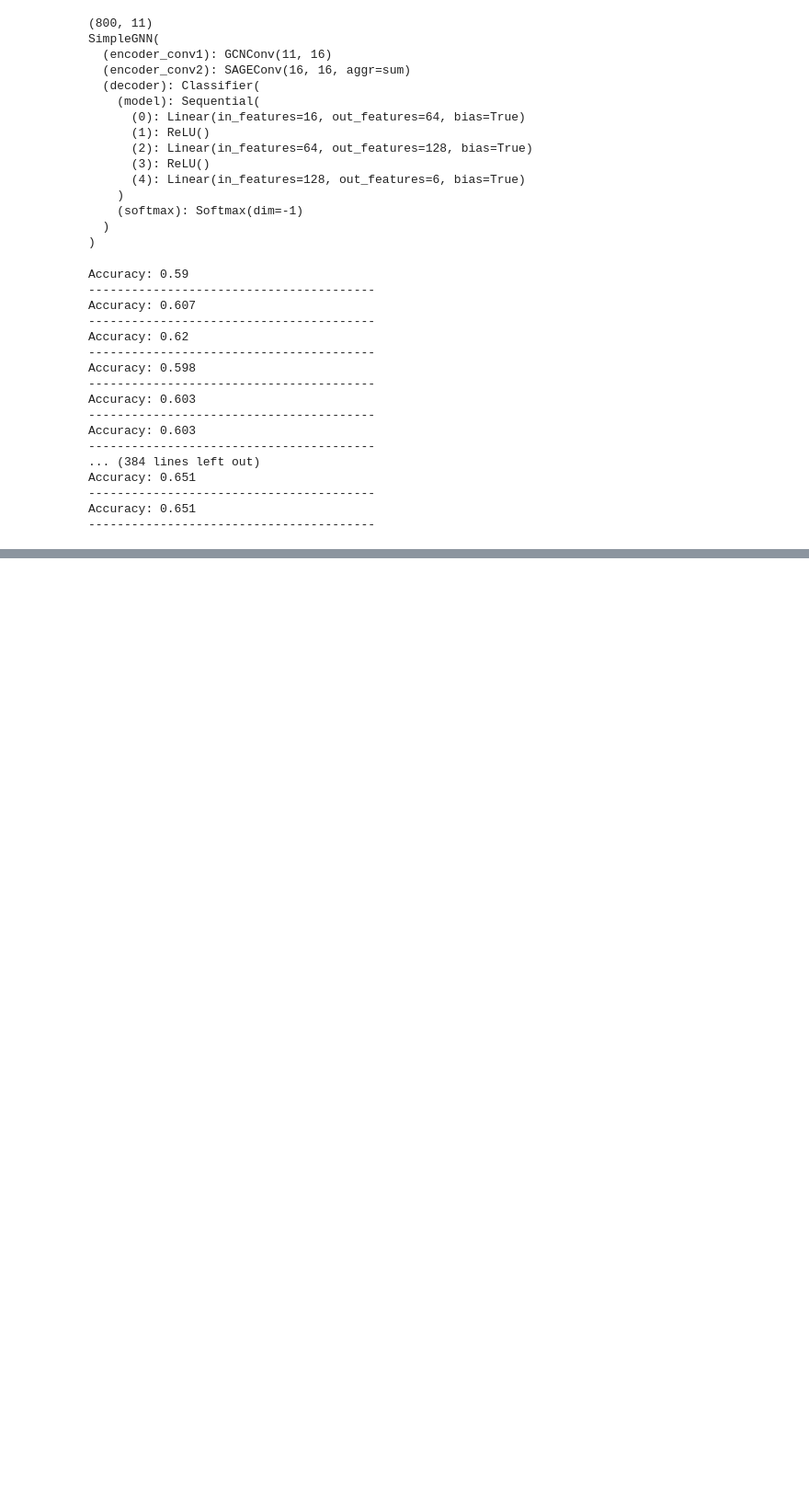
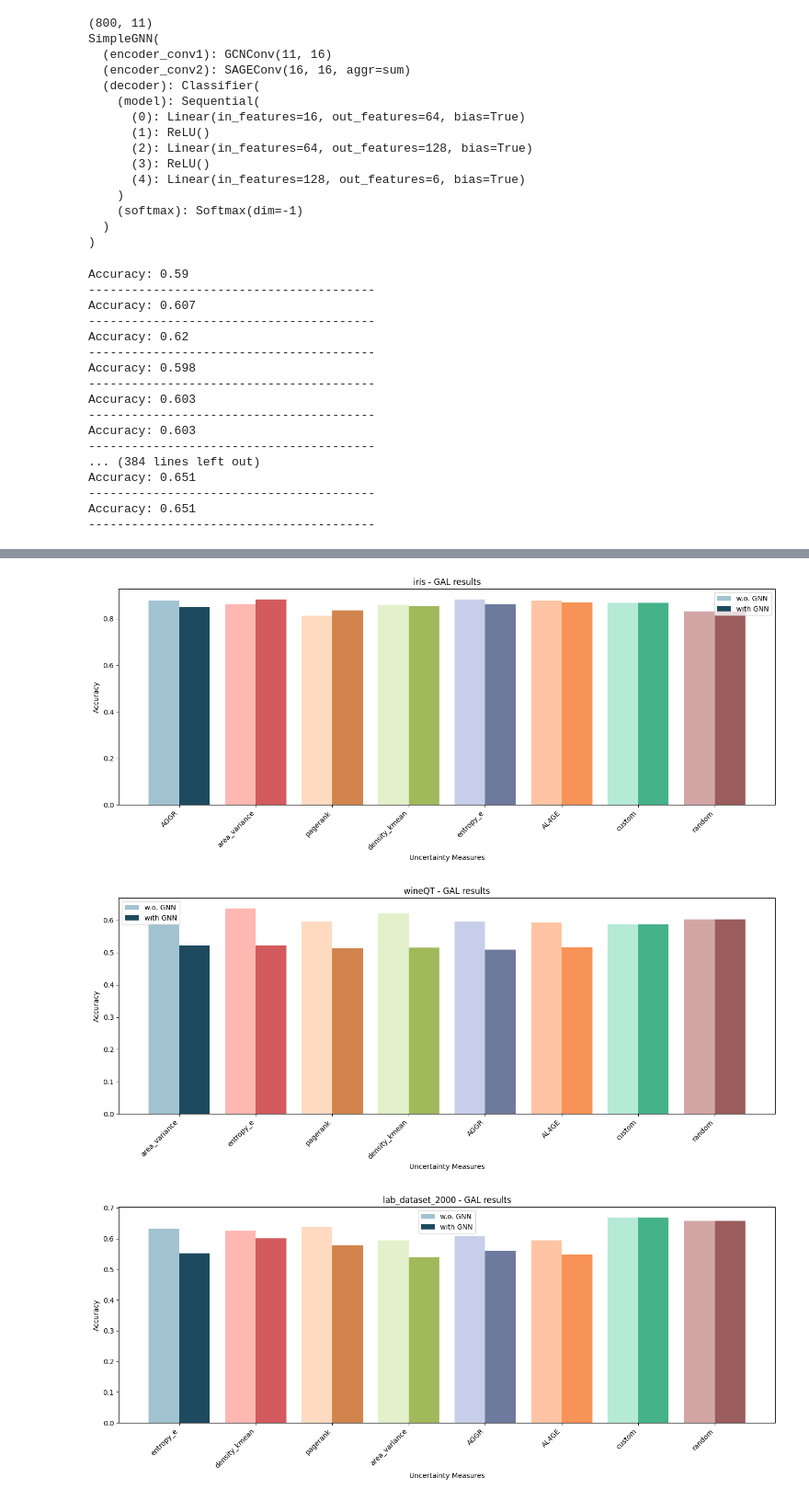
Before and after one commit to ThatMajd/Graph-Boosted-Active-Learning, a Jupyter notebook: ref/notebook.ipynb, the cells around one changed output, grey strips where cells are left out. Shown at 92% size. Saved outputs shown, nothing was run; the diff lists cells and outputs as text; code cells hidden in the pictures; blank space fills up the shorter version.

```diff
--- a/ref/notebook.ipynb
+++ b/ref/notebook.ipynb
@@ -102,0 +157,57 @@ df
+# %%
+import pandas as pd
+import matplotlib.pyplot as plt
+
+for idx, dataset in enumerate(df['dataset'].unique()):
+	data = df[df['dataset'] == dataset]
+	colors = ["#A1C3D1", "#FFB7B2", "#FFDAC1", "#E2F0CB", "#C7CEEA", "#FFC4A3", "#B5EAD7", "#D4A5A5"]
+	colors_solid = ["#1E4A5F", "#D35A5D", "#D2844D", "#A0B95B", "#6D7A9D", "#F79356", "#45B28A", "#9A5C5C"]
+
+	width = .4
+	x = np.arange(len(data))
+
+	# Create a figure and set of subplots
+	fig, ax1 = plt.subplots(1, 1, figsize=(14, 6), sharey=True)
+
+	# Plot LR_avg on the left
+	bars1 = ax1.bar(x - width / 2, data["LR_avg"], color=colors, width=width, label='w.o. GNN')
+	ax1.bar(x + width / 2, data["aggr_avg"], color=colors_solid, width=width, label='with GNN')
+	ax1.set_xticks(x)
+	ax1.set_xticklabels(data["uncertainty_measures"], rotation=45, ha="right")
+	ax1.set_title(f"{dataset} - GAL results")
+	ax1.set_xlabel("Uncertainty Measures")
+	ax1.set_ylabel("Accuracy")
+	plt.legend()
+
+	# Adjust layout
+	plt.tight_layout()
+
+	# Show plot
+	plt.show()
+
+
+# for idx, dataset in enumerate(df['dataset'].unique()):
+# 	data = df[df['dataset'] == dataset]
+# 	# Set colors for each bar
+# 	colors = ["#A1C3D1", "#FFB7B2", "#FFDAC1", "#E2F0CB", "#C7CEEA", "#FFC4A3", "#B5EAD7", "#D4A5A5"]
+
+# 	# Plotting
+# 	plt.figure(figsize=(10, 6))
+# 	bars = plt.bar(data["uncertainty_measures"], data["aggr_avg"], color=colors)
+
+# 	# Add title and labels
+# 	plt.title(f"{dataset} - Comparison of Aggregated Averages for Different Uncertainty Measures")
+# 	plt.xlabel("Uncertainty Measures")
+# 	plt.ylabel("Aggregated Average (aggr_avg)")
+# 	plt.xticks(rotation=45)
+
+# 	# Create a legend
+# 	plt.legend(bars, data["uncertainty_measures"], title="Uncertainty Measures", bbox_to_anchor=(1.05, 1), loc='upper left')
+
+# 	# Display the plot
+# 	plt.tight_layout()
+# 	plt.show()
+# %% [output]
+[figure, added]
+[figure, added]
+[figure, added]
```
Also changed, not shown: parts of 9 cells of this notebook, 4 other files.
